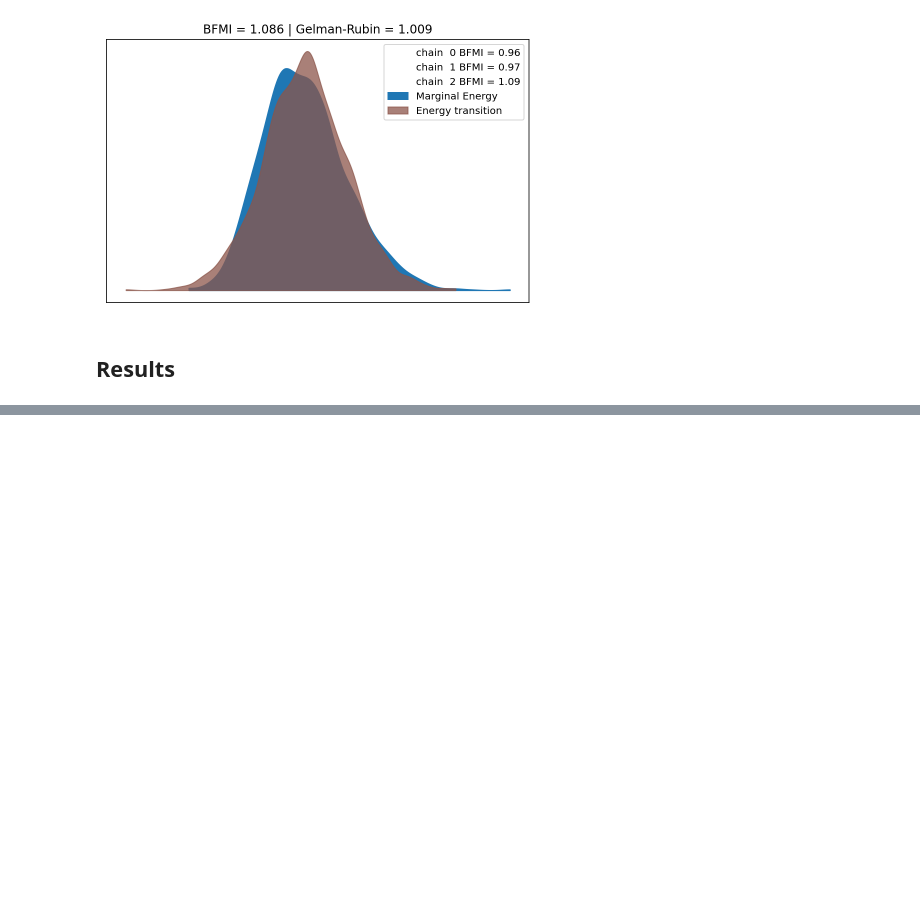
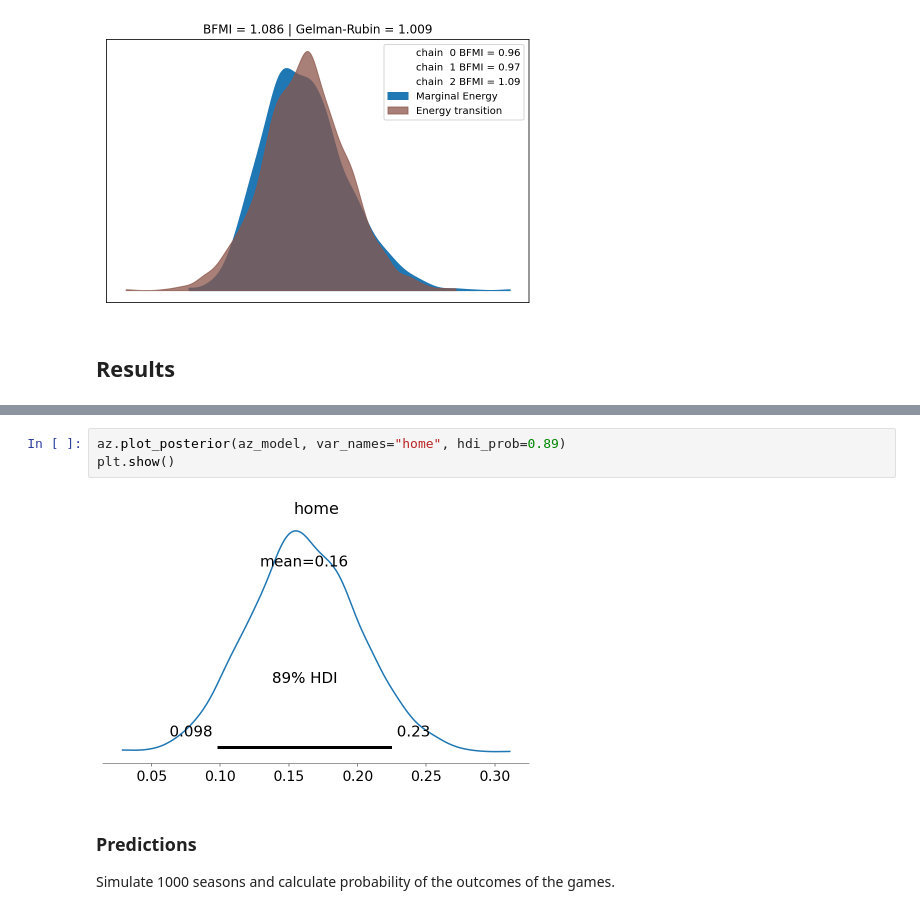
Before and after one commit to jhrcook/pymc3-tutorials, a Jupyter notebook: 013_rugby-predictions.ipynb, the cells around one changed output, grey strips where cells are left out. Drawn from its saved outputs; the diff is of its cells as text; blank space fills up the shorter version.

Commit message:
tutorial: Rugby predictions (finish)

```diff
--- a/013_rugby-predictions.ipynb
+++ b/013_rugby-predictions.ipynb
@@ -206,0 +218,9 @@ plt.show()
+# %%
+az.plot_posterior(az_model, var_names="home", hdi_prob=0.89)
+plt.show()
+# %% [output]
+[figure, added]
+# %% [markdown]
+### Predictions
+
+Simulate 1000 seasons and calculate probability of the outcomes of the games.
```
Also changed, not shown: parts of 13 cells of this notebook, 6 other files.
